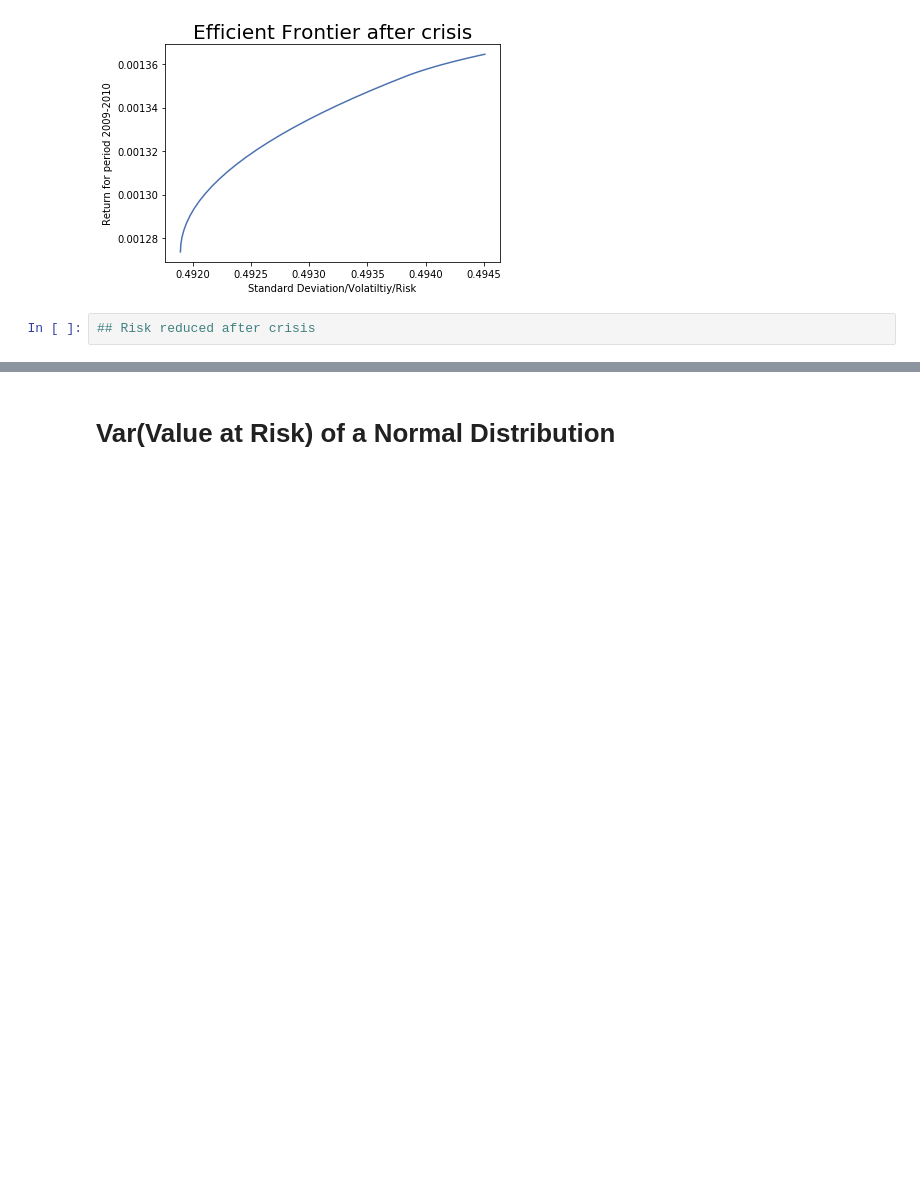
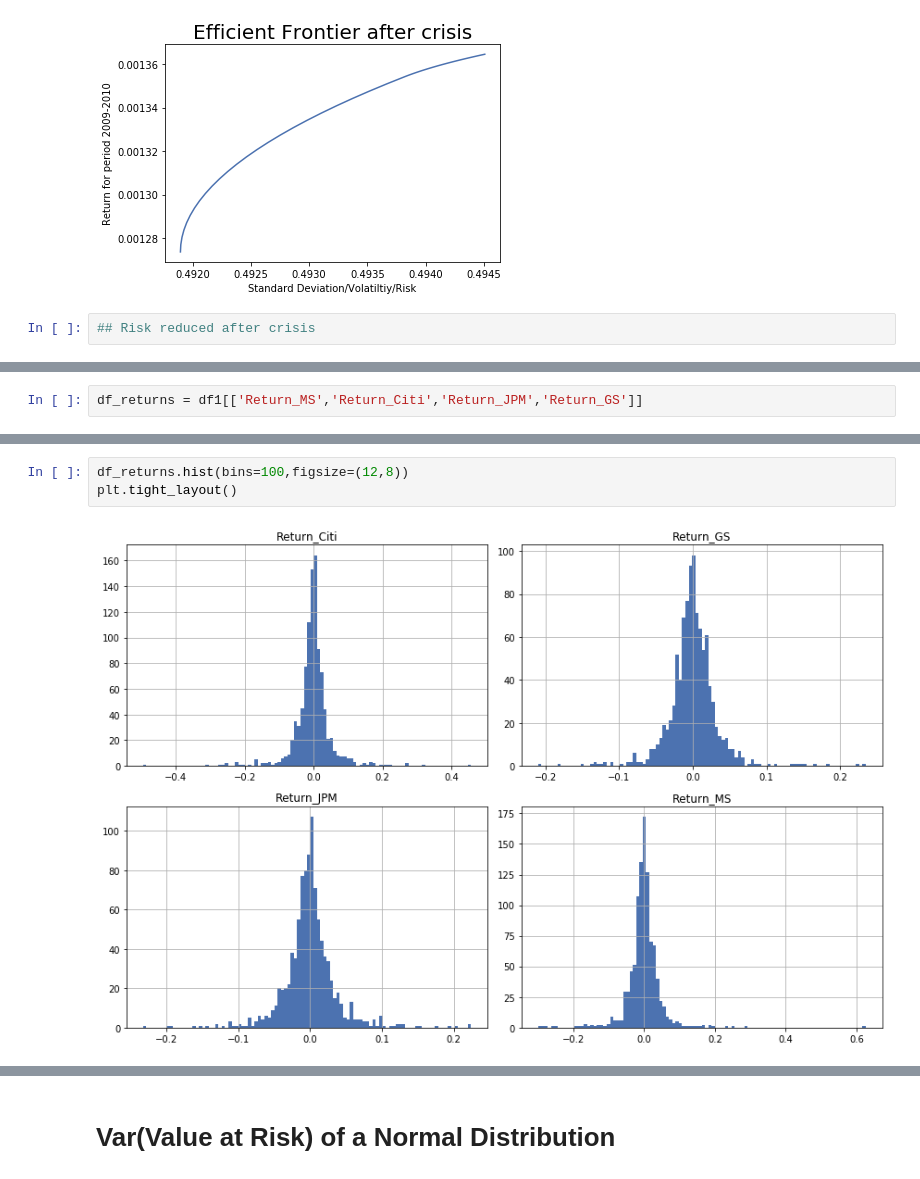
Before and after one commit to BAGLAT/Portfolio-Risk-Management, a Jupyter notebook: Quantitative Risk Management - Portfolio of Citi, GS, JPM, MS during Financial Crisis.ipynb, the cells around one changed output, grey strips where cells are left out. Saved outputs shown, nothing was run; the diff lists cells and outputs as text; blank space fills up the shorter version.

```diff
--- a/Quantitative Risk Management - Portfolio of Citi, GS, JPM, MS during Financial Crisis.ipynb
+++ b/Quantitative Risk Management - Portfolio of Citi, GS, JPM, MS during Financial Crisis.ipynb
@@ -889,0 +887,2 @@ plt.plot(vol,ret)
+# %%
+df_returns = df1[['Return_MS','Return_Citi','Return_JPM','Return_GS']]
@@ -889,0 +904,5 @@ plt.plot(vol,ret)
+# %%
+df_returns.hist(bins=100,figsize=(12,8))
+plt.tight_layout()
+# %% [output]
+[figure, added]
```
Also changed, not shown: parts of 39 cells of this notebook.
